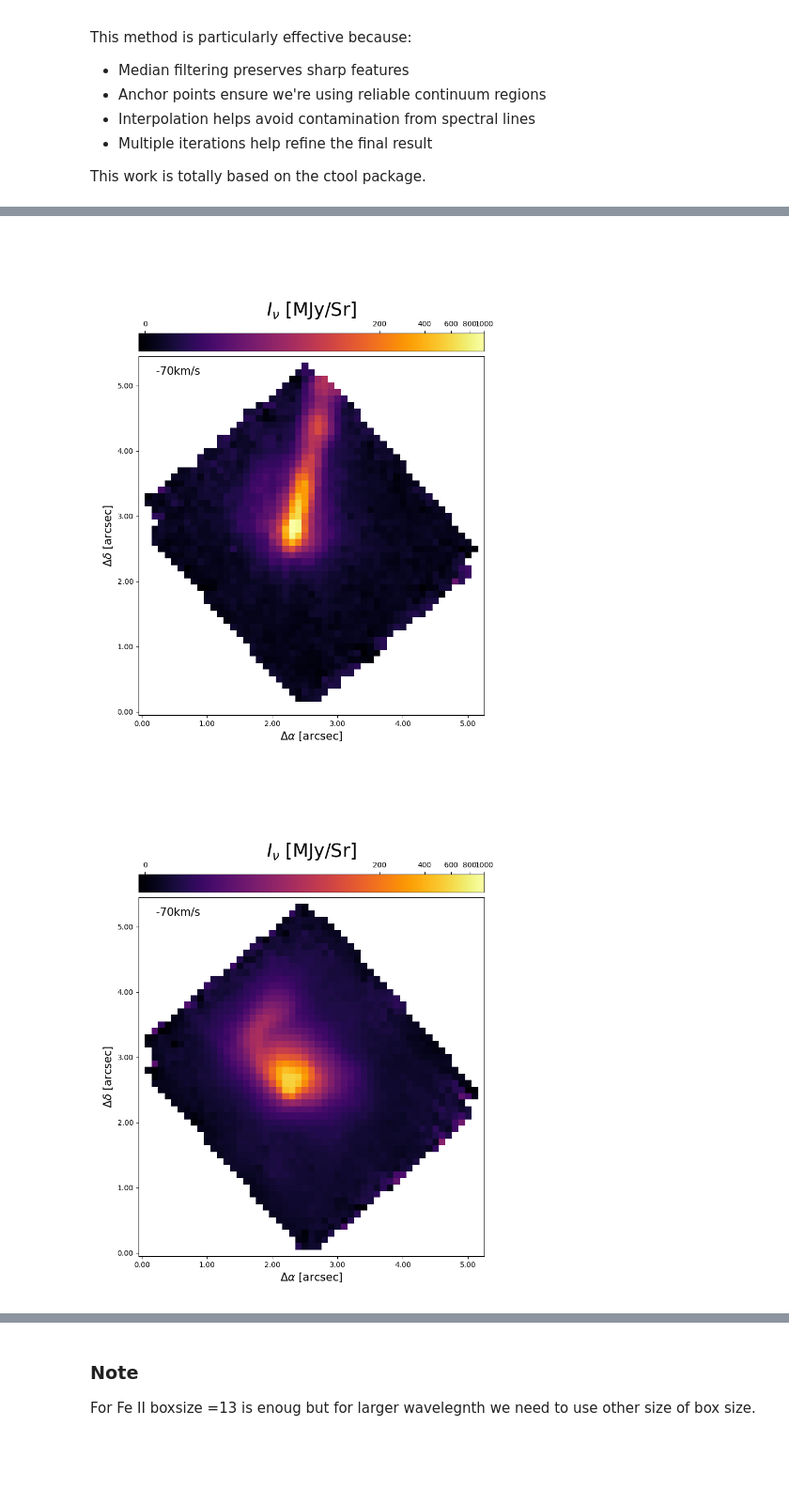
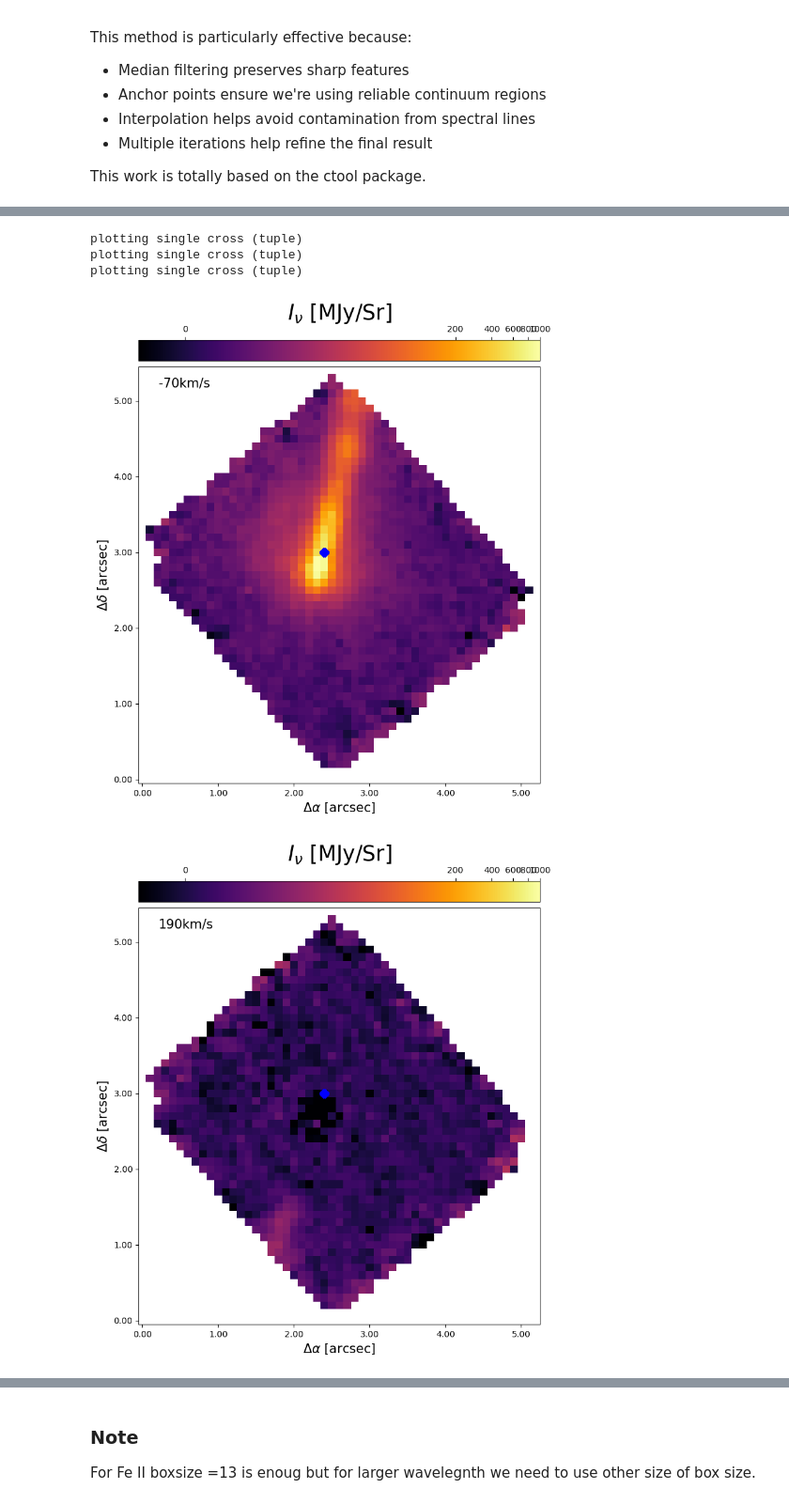
Before and after one commit to KuoJuiWu/2025Fall_ISM_Project, a Jupyter notebook: notebook/ism.ipynb, the cells around one changed output, grey strips where cells are left out. Shown at 94% size. Saved outputs shown, nothing was run; the diff lists cells and outputs as text; code cells hidden in the pictures; blank space fills up the shorter version.

```diff
--- a/notebook/ism.ipynb
+++ b/notebook/ism.ipynb
@@ -36,10 +41,16 @@ data_dict keys: dict_keys(['TMC1A_g235h.x1d', 'TMC1A_g140h.x1d', 'TMC1A_g140h.s3
 ## Step2: Overview the image and spectrum
 # %%
 # Plot the raw image, g140
-g140_s3d = data_dict['TMC1A_g140h.s3d']['data']
+import matplotlib.pyplot as plt
+import matplotlib as mpl
+
+
+data = data_dict['TMC1A_g140h.s3d']['data']
+header = data_dict['TMC1A_g140h.s3d']['header']
 # pixel = data_dict['TMC1A_g140h.s3d']['header']['CDELT1']*3600 # change the pixel unit  qfrom deg to arcsec
 
-plot_image(g140_s3d[2855], data_dict['TMC1A_g140h.s3d']['header'], vmin = -1, vmax = 1e3, a = 1e-2, text = '-70km/s', savefig = False, save_name = 'g140_2865.png')
+plot_image(data[2866], header, vmin = -1, vmax = 1e3, a = 1e-2, text = '-70km/s', add_patch=True, savefig = False, save_name = 'g140_2865.png')
+
 
 # Fe II 1.644: line center is at 2866
 # HI Brackett-12 (1.6412) is at 2855
@@ -48,11 +60,20 @@ plot_image(g140_s3d[2855], data_dict['TMC1A_g140h.s3d']['header'], vmin = -1, vm
 # %%
-# Plot the spectrum without conntinuum subtraction, g140
-wave, flux = calc_spec(g140_s3d, header = data_dict['TMC1A_g140h.s3d']['header'])
+# Calculate the flux and wavelength of each channel
+wave, flux = calc_spec(data, header = header)
+
+# Try to find out the exclude region 1.44 ~ 1.4763
+#print(wave[1800:2300])
 # %% [output]
 Sr in pixel: 2.3504431239584476e-13
 Begin to calculate spectrum flux without continuum subtraction...
 Finish calculate spectrum flux without continuum subtraction!!
 Return the wave and flux arrays.
 # %%
-data = g140_s3d
-plot_line_spectrum(wave, data_dict['TMC1A_g140h.s3d']['header'], flux, xlim = (-800,800), ylim = (-2e-3, 2e-2), text = ('1.644', 'FeII'), restwave = 1.644, savefig = False, save_name = 'FeII1644_spectrum.png', plot_all_spec= True)
+
+plot_line_spectrum(wave, header, flux, xlim = (-800,800), ylim = (-2e-3, 2e-2),
+                   text = ('1.644', 'FeII'), restwave = 1.644, exclude=[(1.44,1.4763)],
+                   savefig = False, save_name = 'FeII1644_spectrum.png', plot_all_spec= True)
+emission_dict = {
+    'Fe_1.644': 1.644,
+    'HI_Bracket_12': 1.6412,
+    }
@@ -103,7 +130,12 @@ cont_spaxel, line_spaxel = generate_line_cont(data, wave, boxsize= 13 )
 # %%
 # Plot the continuum emission of the FeII 1.644
-plot_image(line_spaxel[2866], data_dict['TMC1A_g140h.s3d']['header'], vmin = -1, vmax = 1e3, a = 1e-2, text = '-70km/s', savefig = False, save_name = 'line_2866.png')
-plot_image(cont_spaxel[2866], data_dict['TMC1A_g140h.s3d']['header'], vmin = -1, vmax = 1e3, a = 1e-2, text = '-70km/s', savefig = False, save_name = 'cont_2866.png')
+# The reddshift side might locate at 190 km/s index = 2871
+plot_image(line_spaxel[2866], header, vmin = -1, vmax = 1e3, a = 1e-3, text = '-70km/s', add_patch= (24,30), savefig = False, save_name = 'line_2866.png')
+plot_image(line_spaxel[2871], header, vmin = -1, vmax = 1e3, a = 1e-3, text = '190km/s', add_patch= (24,30), savefig = False, save_name = 'line_2871.png')
+plot_image(cont_spaxel[2866], header, vmin = -1, vmax = 1e3, a = 1e-2, text = '-70km/s', add_patch= (24,30), savefig = False, save_name = 'cont_2866.png')
 # %% [output]
+plotting single cross (tuple)
+plotting single cross (tuple)
+plotting single cross (tuple)
-[figure, old version]
+[figure, new version]
-[figure, old version]
+[figure, new version]
```
Also changed, not shown: parts of 9 cells of this notebook, 1 other file.
